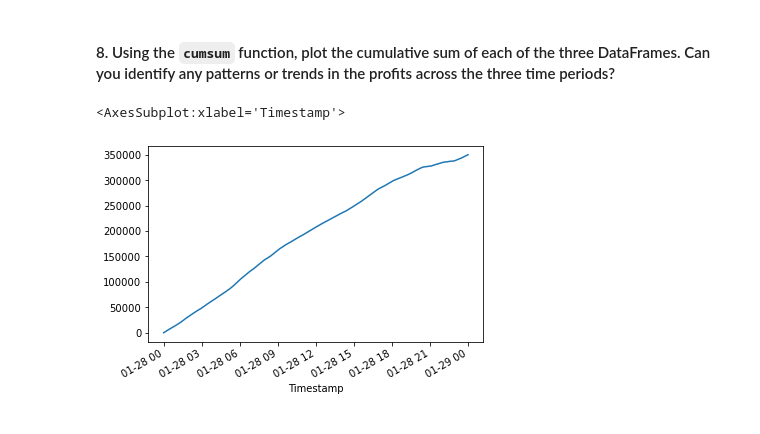
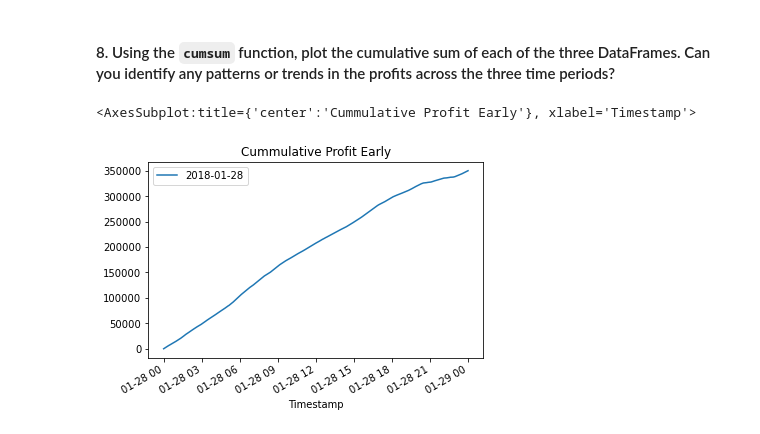
Before and after one commit to balllisaann/FinTech_Challenge_03_Bitcoin_Arbitrage, a Jupyter notebook: crypto_arbitrage.ipynb, the cells around one changed output. Cells and saved outputs as stored; diff of their text form; code cells hidden in the pictures.

```diff
--- a/crypto_arbitrage.ipynb
+++ b/crypto_arbitrage.ipynb
@@ -642,7 +639,7 @@ cumulative_profit_early = profit_per_trade_early.cumsum()
-# %%
-cumulative_profit_early.plot()
-# %% [output]
-<AxesSubplot:xlabel='Timestamp'>
-[figure, removed]
+# %%
+cumulative_profit_early.plot(title="Cummulative Profit Early", legend=True, label='2018-01-28')
+# %% [output]
+<AxesSubplot:title={'center':'Cummulative Profit Early'}, xlabel='Timestamp'>
+[figure, added]
 # %%
 # Plot the cumulative sum of profits for the early profit per trade DataFrame
```
Also changed, not shown: parts of 22 cells of this notebook, 1 other file.
